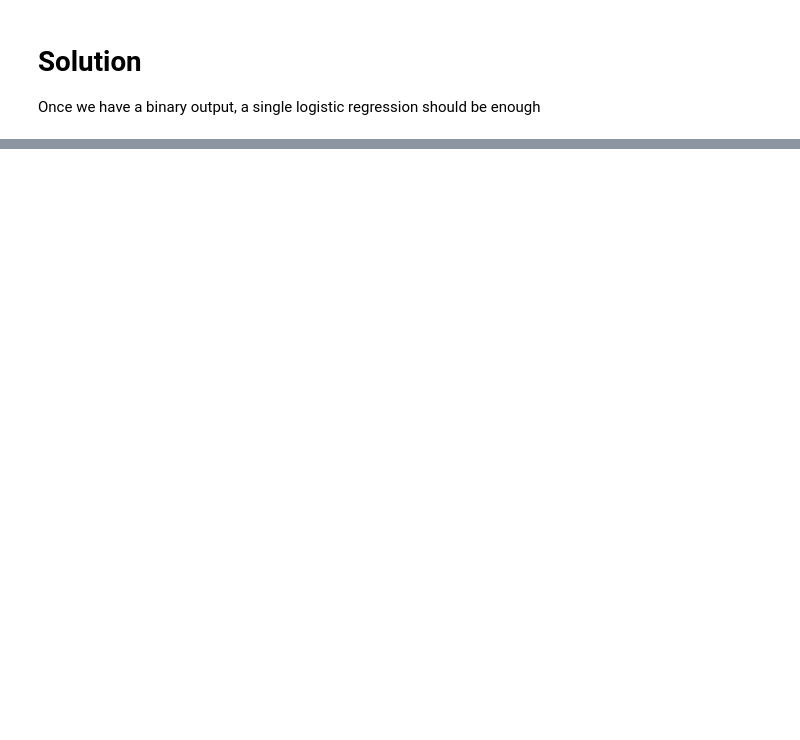
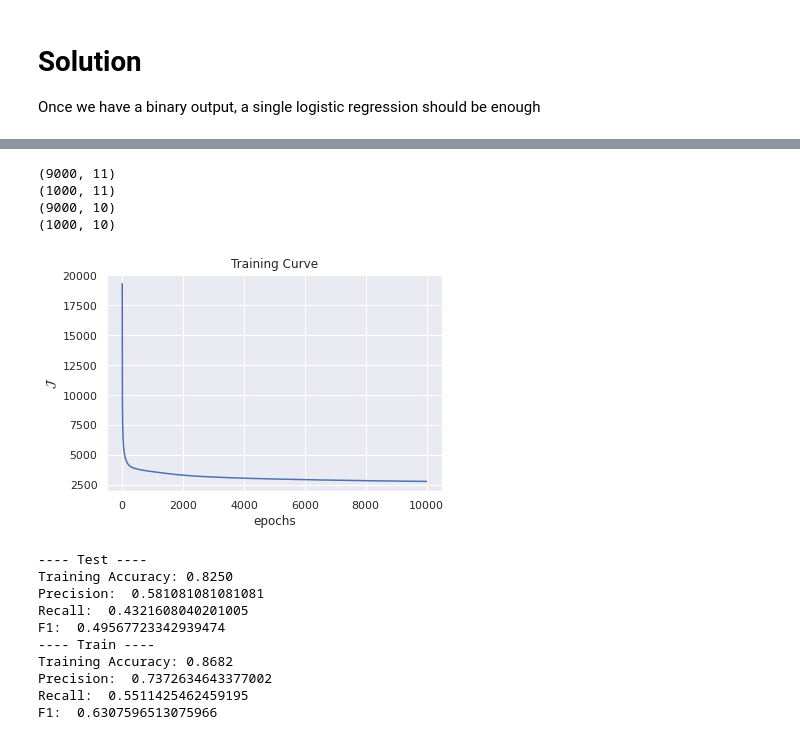
Before and after one commit to Leonild/DS_mAIstros, a Jupyter notebook: ShaloonAnn_LogisticRegression.ipynb, the cells around one changed output, grey strips where cells are left out. Cells and saved outputs as stored; diff of their text form; code cells hidden in the pictures; blank space fills up the shorter version.

```diff
--- a/ShaloonAnn_LogisticRegression.ipynb
+++ b/ShaloonAnn_LogisticRegression.ipynb
@@ -246,0 +615,19 @@ if __name__=="__main__":
+# %%
+if __name__=="__main__":
+  main_ANN_BP()
+# %% [output]
+(9000, 11)
+(1000, 11)
+(9000, 10)
+(1000, 10)
+[figure, added]
+---- Test ----
+Training Accuracy: 0.8250
+Precision:  0.581081081081081
+Recall:  0.4321608040201005
+F1:  0.49567723342939474
+---- Train ----
+Training Accuracy: 0.8682
+Precision:  0.7372634643377002
+Recall:  0.5511425462459195
+F1:  0.6307596513075966
```
Also changed, not shown: parts of 20 cells of this notebook.
